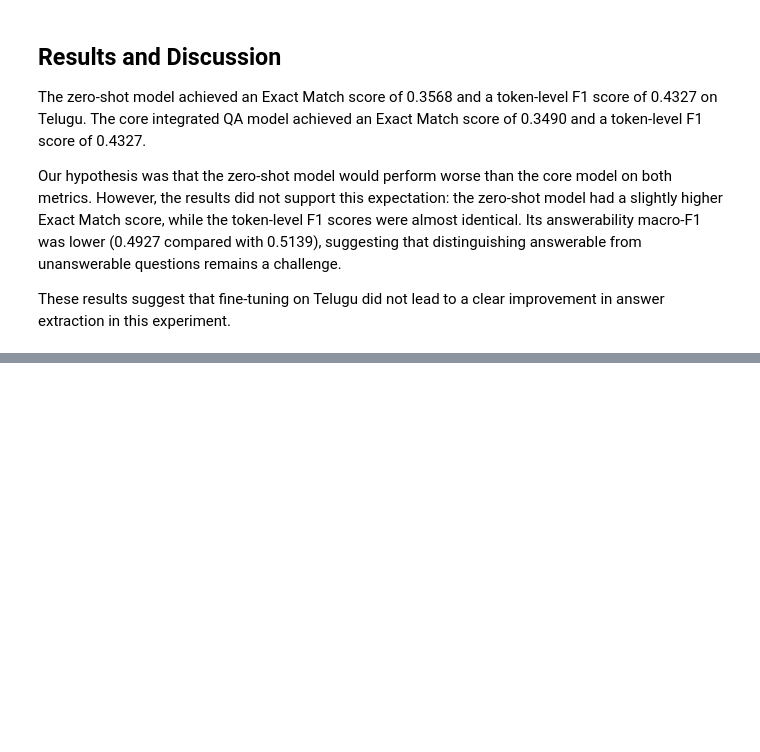
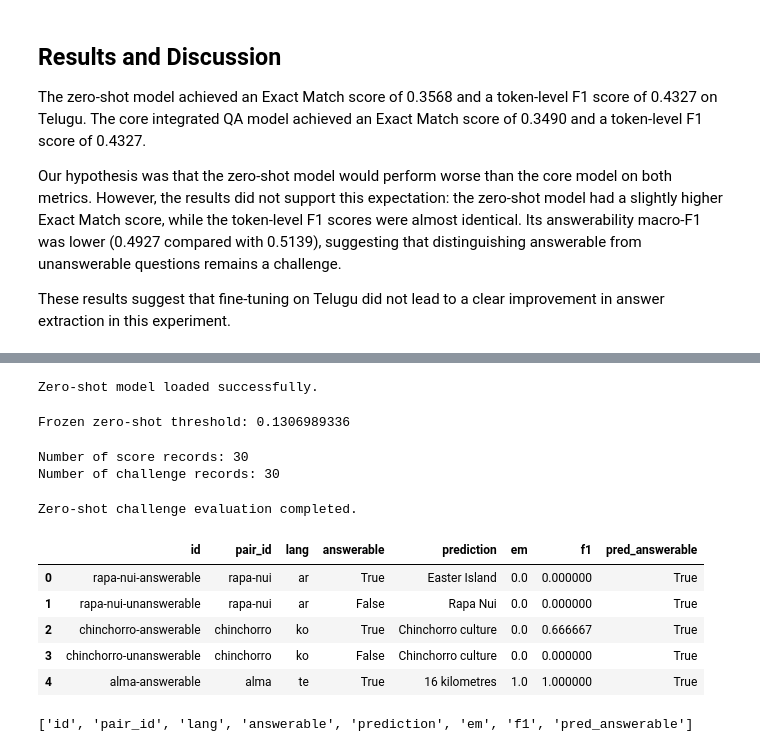
Before and after one commit to wiwillym/nlp-ku-project, a Jupyter notebook: notebooks/8_zero_shot.ipynb, the cells around one changed output, grey strips where cells are left out. Drawn from its saved outputs; the diff is of its cells as text; code cells hidden in the pictures; blank space fills up the shorter version.

Commit message:
working on evaluation

```diff
--- a/notebooks/8_zero_shot.ipynb
+++ b/notebooks/8_zero_shot.ipynb
@@ -770,0 +876,77 @@ These results suggest that fine-tuning on Telugu did not lead to a clear improve
+# %%
+assert ZERO_SHOT_PATH.exists(), (
+    f"Missing checkpoint: {ZERO_SHOT_PATH}. "
+    "Run the training and saving cells in 8zeroshot first."
+)
+
+assert (ZERO_SHOT_PATH / "config.json").exists(), (
+    "The checkpoint folder has no config.json. "
+    "Check that model.save_pretrained() saved to this directory."
+)
+
+zero_tokenizer = AutoTokenizer.from_pretrained(
+    ZERO_SHOT_PATH,
+    use_fast=True,
+)
+
+zero_model = AutoModelForQuestionAnswering.from_pretrained(
+    ZERO_SHOT_PATH,
+    attn_implementation="eager",
+).to(device)
+
+zero_model.eval()
+
+print("Zero-shot model loaded successfully.")
+# %% [output]
+Zero-shot model loaded successfully.
+# %%
+ZERO_SHOT_THRESHOLD = 0.1306989336
+
+print("Frozen zero-shot threshold:", ZERO_SHOT_THRESHOLD)
+# %% [output]
+Frozen zero-shot threshold: 0.1306989336
+# %%
+langs = challenge_df["lang"].tolist()
+
+zero_shot_scores = get_span_scores(
+    zero_model,
+    zero_tokenizer,
+    challenge_df,
+    device,
+)
+
+print("Number of score records:", len(zero_shot_scores))
+print("Number of challenge records:", len(challenge_df))
+
+assert len(zero_shot_scores) == len(challenge_df), (
+    "The number of model scores does not match the challenge records."
+)
+# %% [output]
+Number of score records: 30
+Number of challenge records: 30
+# %%
+zero_shot_predictions = apply_threshold(
+    zero_shot_scores,
+    langs,
+    ZERO_SHOT_THRESHOLD,
+)
+
+zero_shot_results = qa_result_rows(
+    challenge_df,
+    zero_shot_predictions,
+)
+
+print("Zero-shot challenge evaluation completed.")
+display(zero_shot_results.head())
+# %% [output]
+Zero-shot challenge evaluation completed.
+|  | id | pair_id | lang | answerable | prediction | em | f1 | pred_answerable |
+| 0 | rapa-nui-answerable | rapa-nui | ar | True | Easter Island | 0.0 | 0.000000 | True |
+| 1 | rapa-nui-unanswerable | rapa-nui | ar | False | Rapa Nui | 0.0 | 0.000000 | True |
+| 2 | chinchorro-answerable | chinchorro | ko | True | Chinchorro culture | 0.0 | 0.666667 | True |
+| 3 | chinchorro-unanswerable | chinchorro | ko | False | Chinchorro culture | 0.0 | 0.000000 | True |
+| 4 | alma-answerable | alma | te | True | 16 kilometres | 1.0 | 1.000000 | True |
+# %%
+print(zero_shot_results.columns.tolist())
+# %% [output]
+['id', 'pair_id', 'lang', 'answerable', 'prediction', 'em', 'f1', 'pred_answerable']
```
Also changed, not shown: parts of 7 cells of this notebook.
